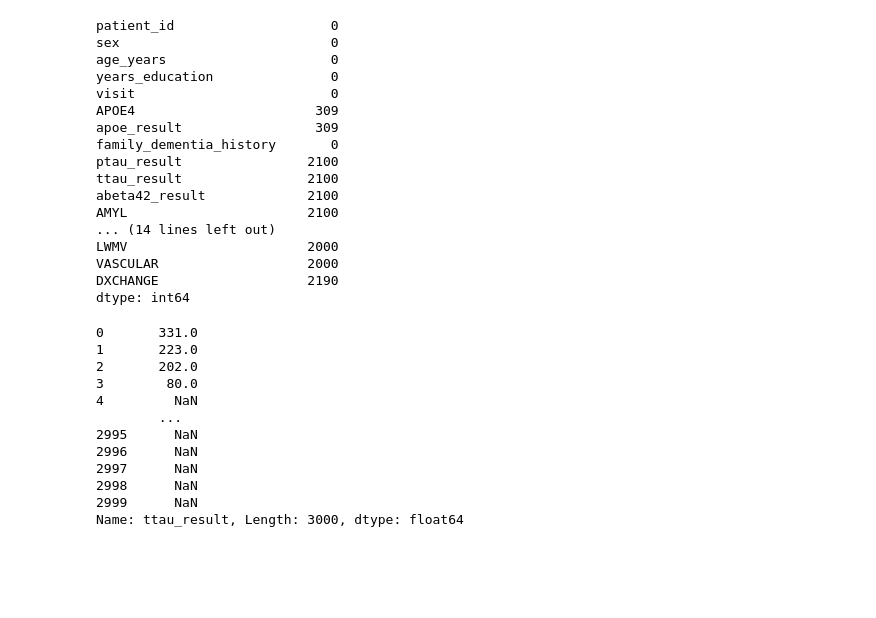
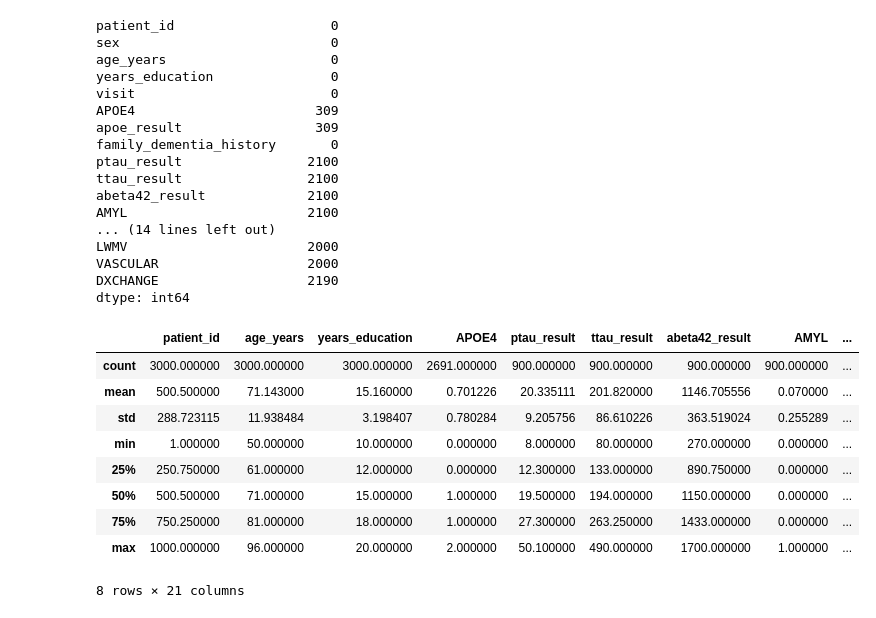
Before and after one commit to SofiaG73/ml_alzheimer, a Jupyter notebook: analisedados.ipynb, the cells around one changed output. Cells and saved outputs as stored; diff of their text form; code cells hidden in the pictures; blank space fills up the shorter version.

```diff
--- a/analisedados.ipynb
+++ b/analisedados.ipynb
@@ -94,17 +100,15 @@ VASCULAR                   2000
 DXCHANGE                   2190
 dtype: int64
 # %%
-df["ttau_result"]
+df.describe()
 # %% [output]
+|  | patient_id | age_years | years_education | APOE4 | ptau_result | ttau_result | abeta42_result | AMYL | ... |
+| count | 3000.000000 | 3000.000000 | 3000.000000 | 2691.000000 | 900.000000 | 900.000000 | 900.000000 | 900.000000 | ... |
+| mean | 500.500000 | 71.143000 | 15.160000 | 0.701226 | 20.335111 | 201.820000 | 1146.705556 | 0.070000 | ... |
+| std | 288.723115 | 11.938484 | 3.198407 | 0.780284 | 9.205756 | 86.610226 | 363.519024 | 0.255289 | ... |
+| min | 1.000000 | 50.000000 | 10.000000 | 0.000000 | 8.000000 | 80.000000 | 270.000000 | 0.000000 | ... |
+| 25% | 250.750000 | 61.000000 | 12.000000 | 0.000000 | 12.300000 | 133.000000 | 890.750000 | 0.000000 | ... |
+| 50% | 500.500000 | 71.000000 | 15.000000 | 1.000000 | 19.500000 | 194.000000 | 1150.000000 | 0.000000 | ... |
+| 75% | 750.250000 | 81.000000 | 18.000000 | 1.000000 | 27.300000 | 263.250000 | 1433.000000 | 0.000000 | ... |
+| max | 1000.000000 | 96.000000 | 20.000000 | 2.000000 | 50.100000 | 490.000000 | 1700.000000 | 1.000000 | ... |
-0       331.0
-1       223.0
-2       202.0
-3        80.0
-4         NaN
-        ...
-2995      NaN
-2996      NaN
-2997      NaN
-2998      NaN
-2999      NaN
-Name: ttau_result, Length: 3000, dtype: float64
+8 rows × 21 columns
```
Also changed, not shown: parts of 23 cells of this notebook.
